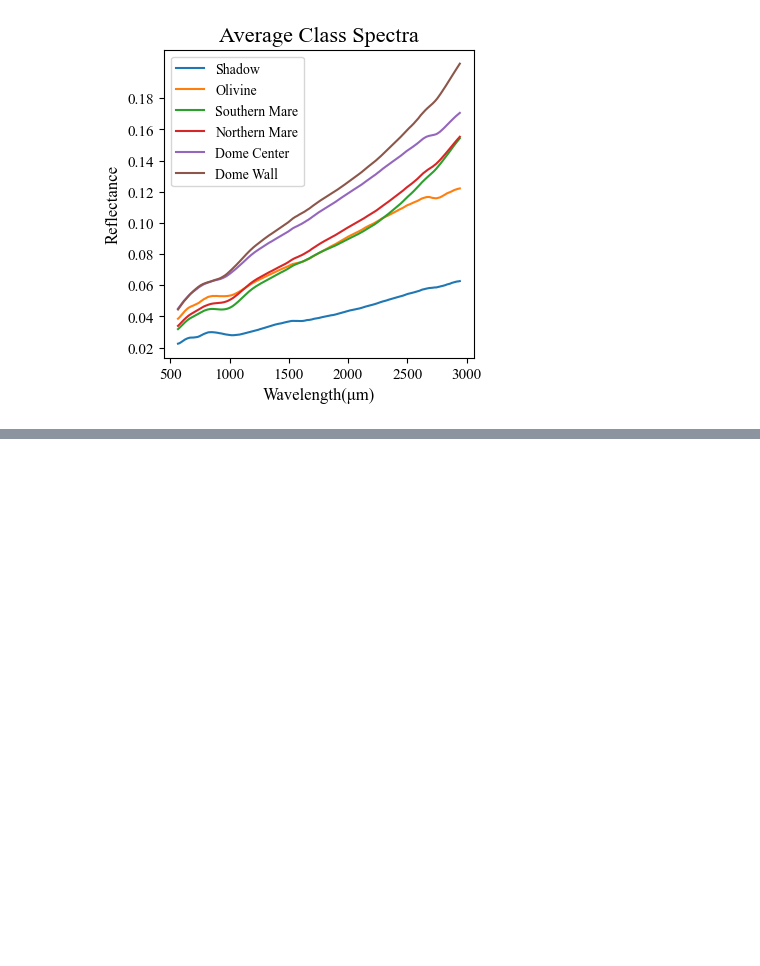
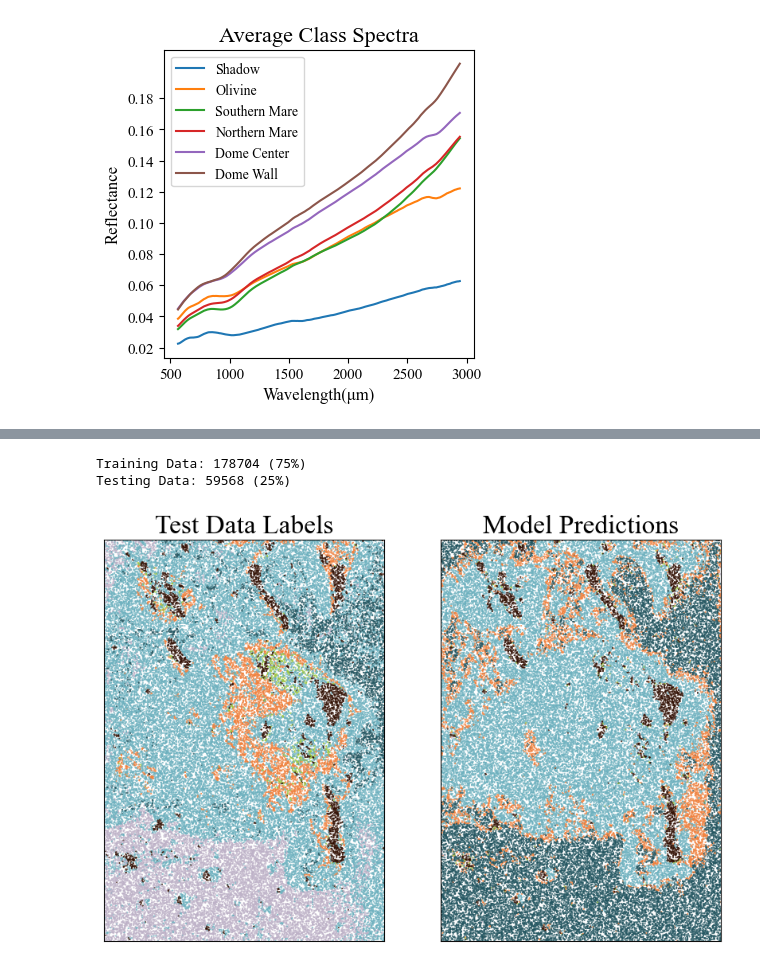
Before and after one commit to z-vig/ClassifyHySpecMoon, a Jupyter notebook: dev_tests.ipynb, the cells around one changed output, grey strips where cells are left out. Saved outputs shown, nothing was run; the diff lists cells and outputs as text; code cells hidden in the pictures; blank space fills up the shorter version.

```diff
--- a/dev_tests.ipynb
+++ b/dev_tests.ipynb
@@ -192,0 +199,23 @@ h = plt.hist(pred,bins=6)
+# %%
+c = ListedColormap(['#310f02','#9BC53D','#BEB2C8','#225560','#F0803C','#6DB1BF'])
+
+fig,[ax1,ax2] = plt.subplots(1,2,figsize=(10,12))
+ax1.imshow(mydata.labeled_data,interpolation='none',cmap=c,alpha=0)
+ax1.scatter(mydata.xcoord_test,mydata.ycoord_test,marker='.',s=0.8,c=mydata.Y_test,cmap=c)
+print(f'Training Data: {len(mydata.Y_train)} ({len(mydata.Y_train)/mydata.num_pixels:.0%})')
+print(f'Testing Data: {len(mydata.Y_test)} ({len(mydata.Y_test)/mydata.num_pixels:.0%})')
+
+ax2.imshow(mydata.labeled_data,interpolation='none',cmap=c,alpha=0)
+ax2.scatter(mydata.xcoord_test,mydata.ycoord_test,marker='.',s=0.8,c=pred,cmap=c)
+
+ax1.set_title('Test Data Labels',fontdict={'size':24,'family':'Times New Roman'})
+ax2.set_title('Model Predictions',fontdict={'size':24,'family':'Times New Roman'})
+
+ax1.set_xticks([]),ax1.set_yticks([])
+ax2.set_xticks([]),ax2.set_yticks([])
+
+plt.savefig('G:/My Drive/Machine Learning Project/Figures/Model Performance.png',dpi=300)
+# %% [output]
+Training Data: 178704 (75%)
+Testing Data: 59568 (25%)
+[figure, added]
```
Also changed, not shown: parts of 6 cells of this notebook, 2 other files.
